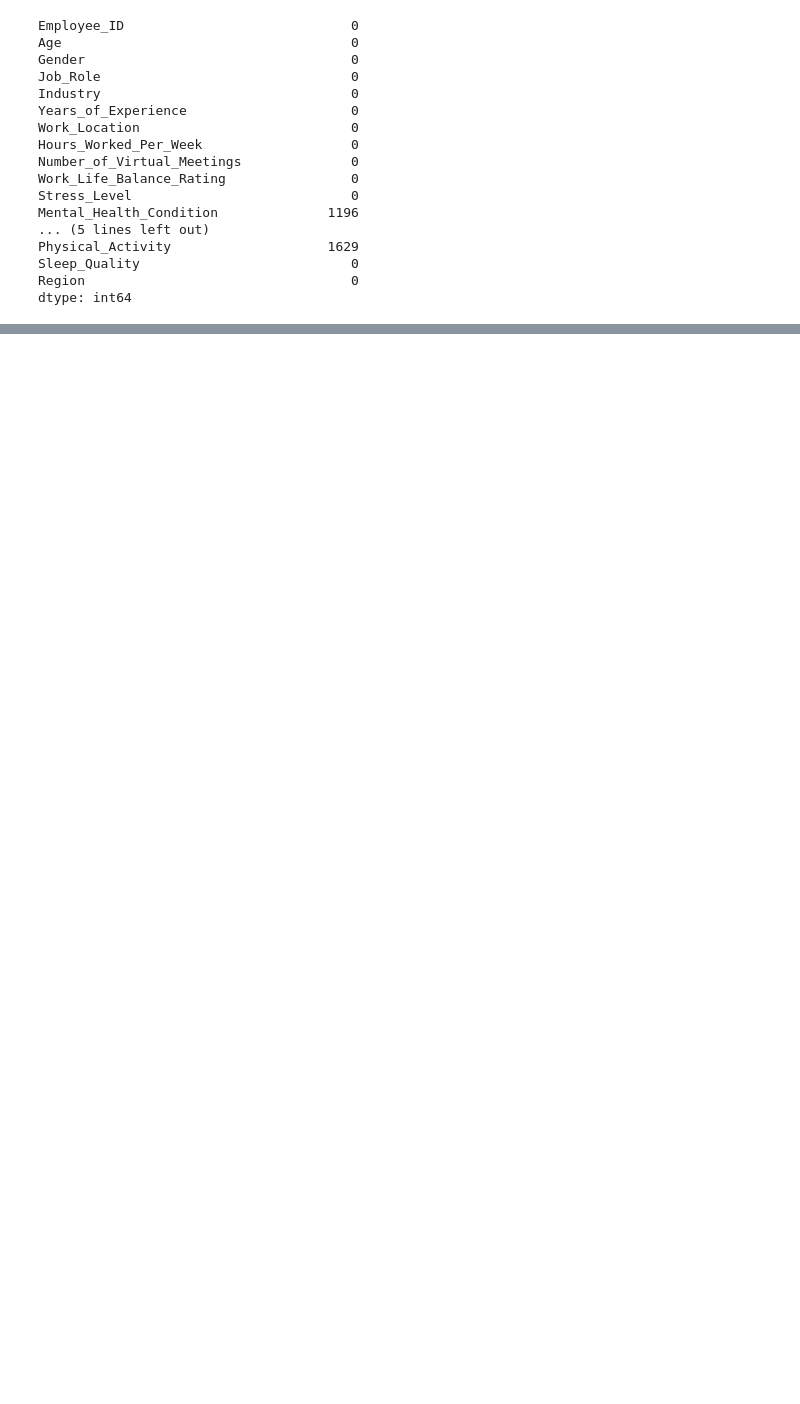
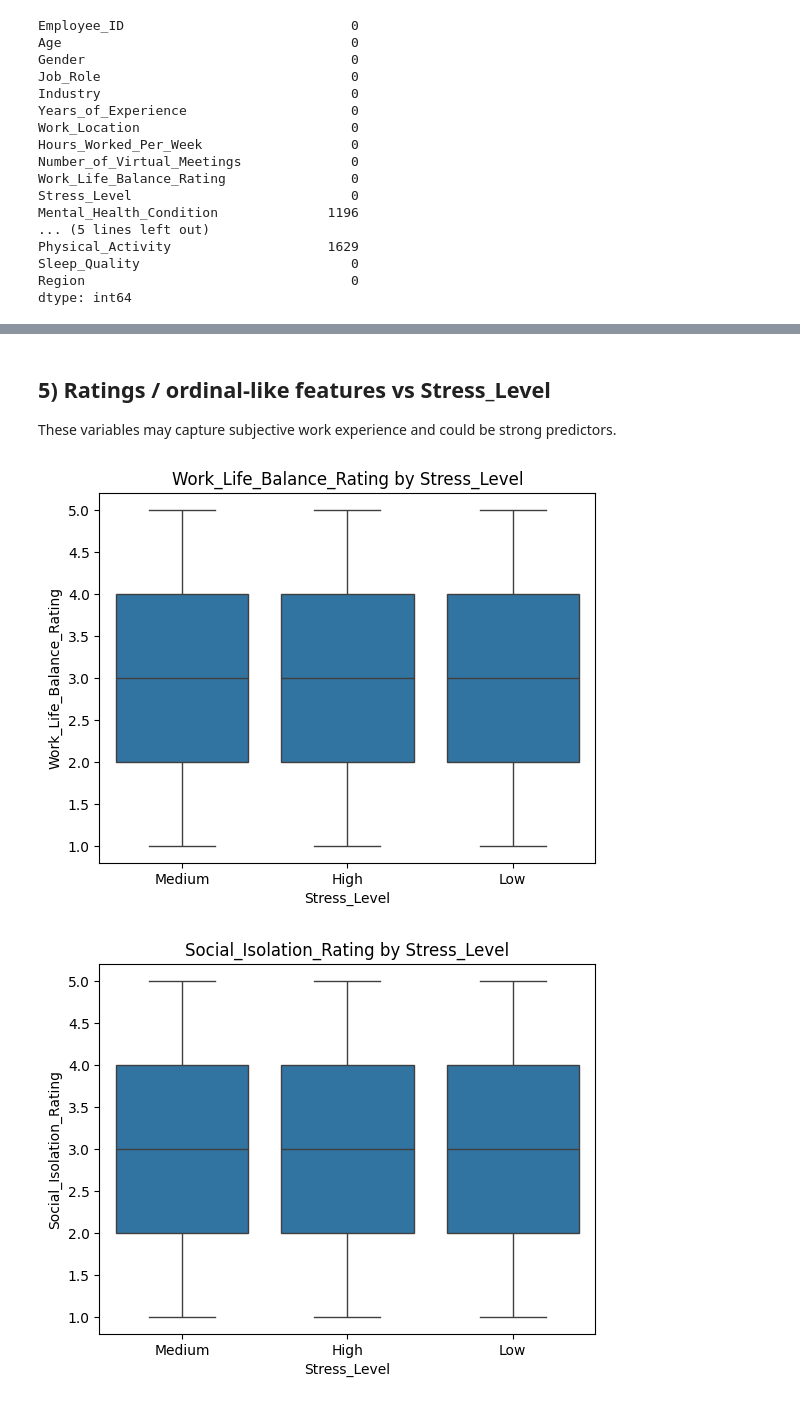
Before and after one commit to poornaprakashh/remote-work-stress-prediction-ML, a Jupyter notebook: notebook/data_exploration.ipynb, the cells around one changed output, grey strips where cells are left out. Saved outputs shown, nothing was run; the diff lists cells and outputs as text; code cells hidden in the pictures; blank space fills up the shorter version.

```diff
--- a/notebook/data_exploration.ipynb
+++ b/notebook/data_exploration.ipynb
@@ -114,0 +138,19 @@ df[["Stress_Level", "Mental_Health_Condition", "Productivity_Change"]].head()
+# %% [markdown]
+## 5) Ratings / ordinal-like features vs Stress_Level
+These variables may capture subjective work experience and could be strong predictors.
+# %%
+rating_cols = [
+    "Work_Life_Balance_Rating",
+    "Social_Isolation_Rating",
+    "Satisfaction_with_Remote_Work",
+    "Company_Support_for_Remote_Work",
+    "Sleep_Quality"
+]
+
+for col in rating_cols:
+    sns.boxplot(data=df, x="Stress_Level", y=col)
+    plt.title(f"{col} by Stress_Level")
+    plt.show()
+# %% [output]
+[figure, added]
+[figure, added]
```
Also changed, not shown: parts of 25 cells of this notebook.
